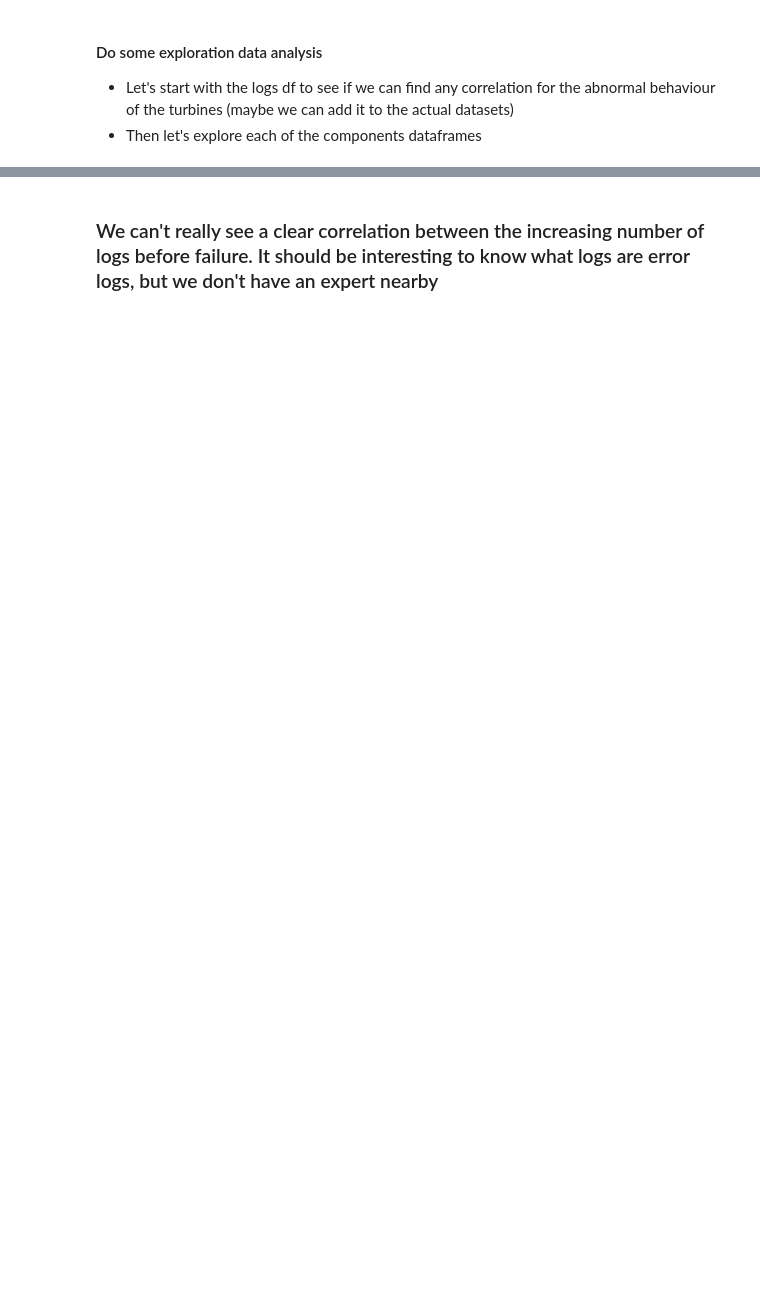
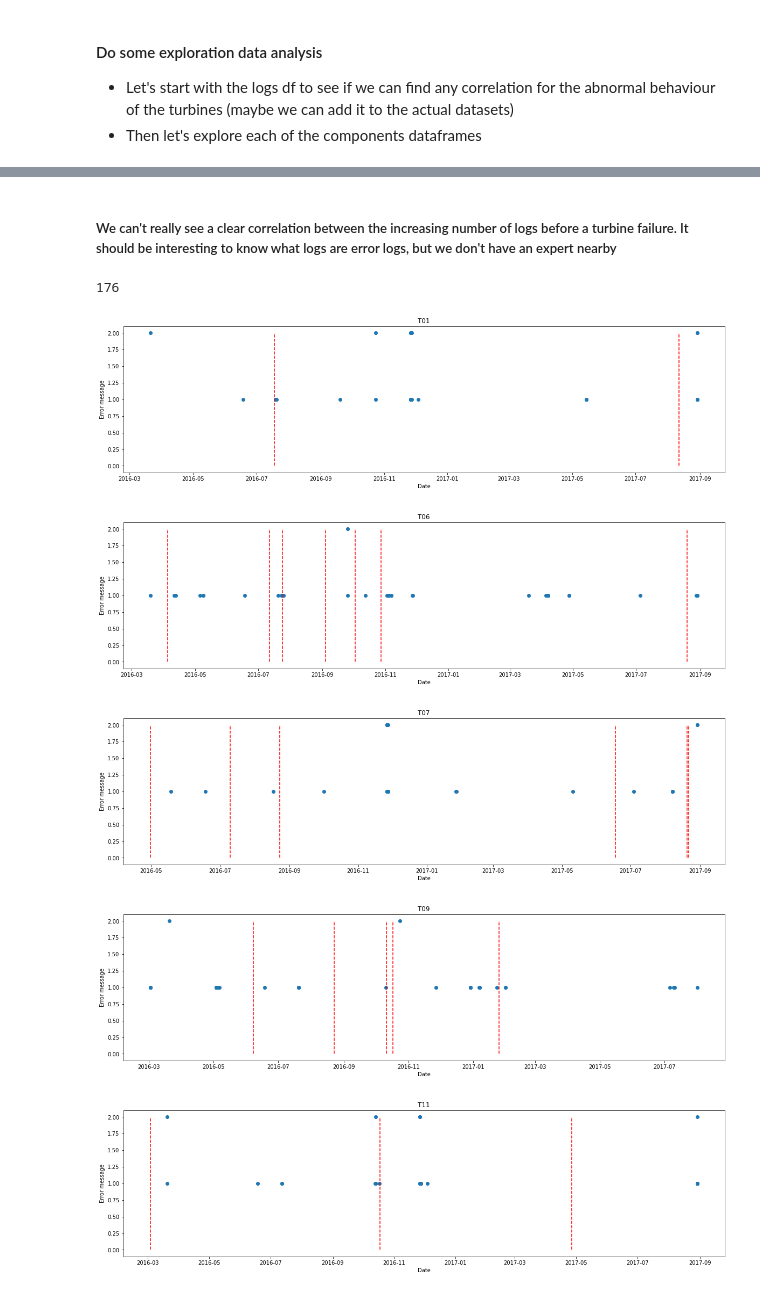
Before and after one commit to GGC17/htw, a Jupyter notebook: notebooks/data_exploration.ipynb, the cells around one changed output, grey strips where cells are left out. Cells and saved outputs as stored; diff of their text form; code cells hidden in the pictures; blank space fills up the shorter version.

```diff
--- a/notebooks/data_exploration.ipynb
+++ b/notebooks/data_exploration.ipynb
@@ -35,2 +70,27 @@ for turbine in turbines:
 # %% [markdown]
-### We can't really see a clear correlation between the increasing number of logs before failure. It should be interesting to know what logs are error logs, but we don't have an expert nearby
+##### We can't really see a clear correlation between the increasing number of logs before a turbine failure. It should be interesting to know what logs are error logs, but we don't have an expert nearby
+# %%
+# See how many "error" messages we have in the logs_df
+print(logs_df['Remark'].str.contains('rror').sum())
+# %% [output]
+176
+# %%
+# Lets see there is evidence between the number of errors messages and failures
+error = logs_df[logs_df['Remark'].str.contains('rror')]
+temp = error.groupby(by=['UnitTitle', 'TimeDetected']).count().reset_index()
+for turbine in turbines:
+    plt.figure(figsize=(20,5))
+    temp_ = temp[temp['UnitTitle']==turbine]
+    failures_df_ = failures_df[failures_df['Turbine_ID']==turbine]
+    plt.scatter(temp_['TimeDetected'], temp_['Remark'])
+    plt.vlines(x=failures_df_['Timestamp'], color='red', linestyle= '--', ymin=0, ymax=max(temp_['Remark']))
+    plt.title(turbine)
+    plt.xlabel("Date")
+    plt.ylabel("Error message")
+    plt.show()
+# %% [output]
+[figure, added]
+[figure, added]
+[figure, added]
+[figure, added]
+[figure, added]
```
Also changed, not shown: parts of 15 cells of this notebook, 1 other file.
